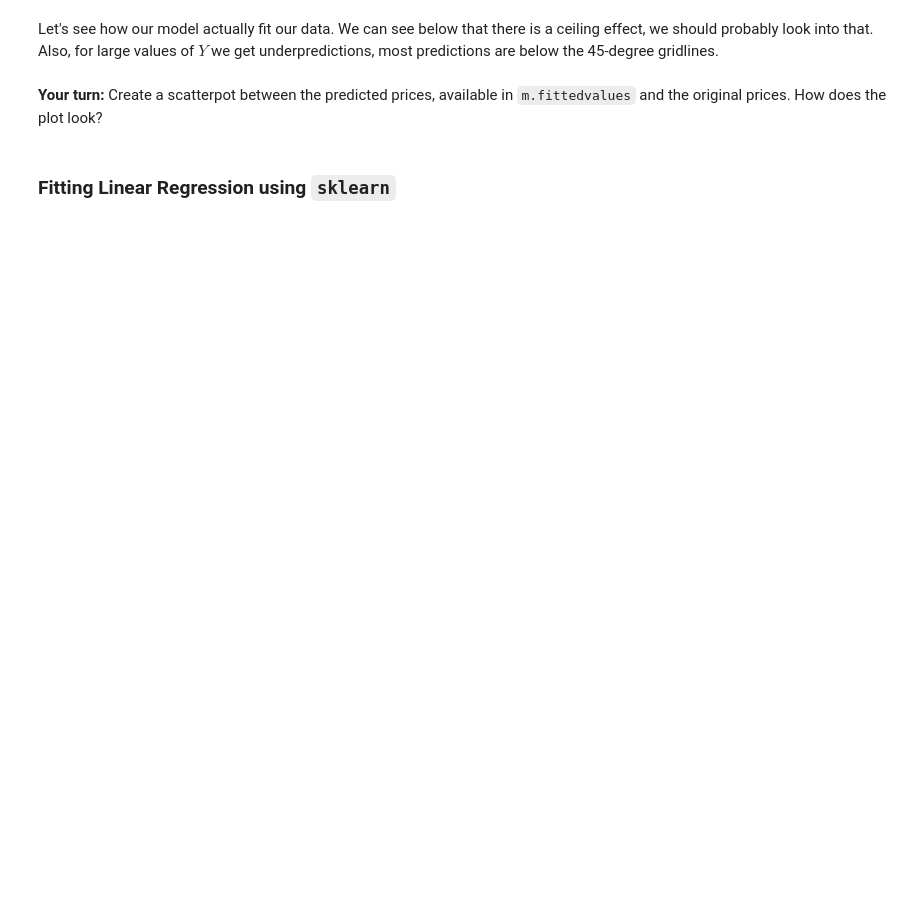
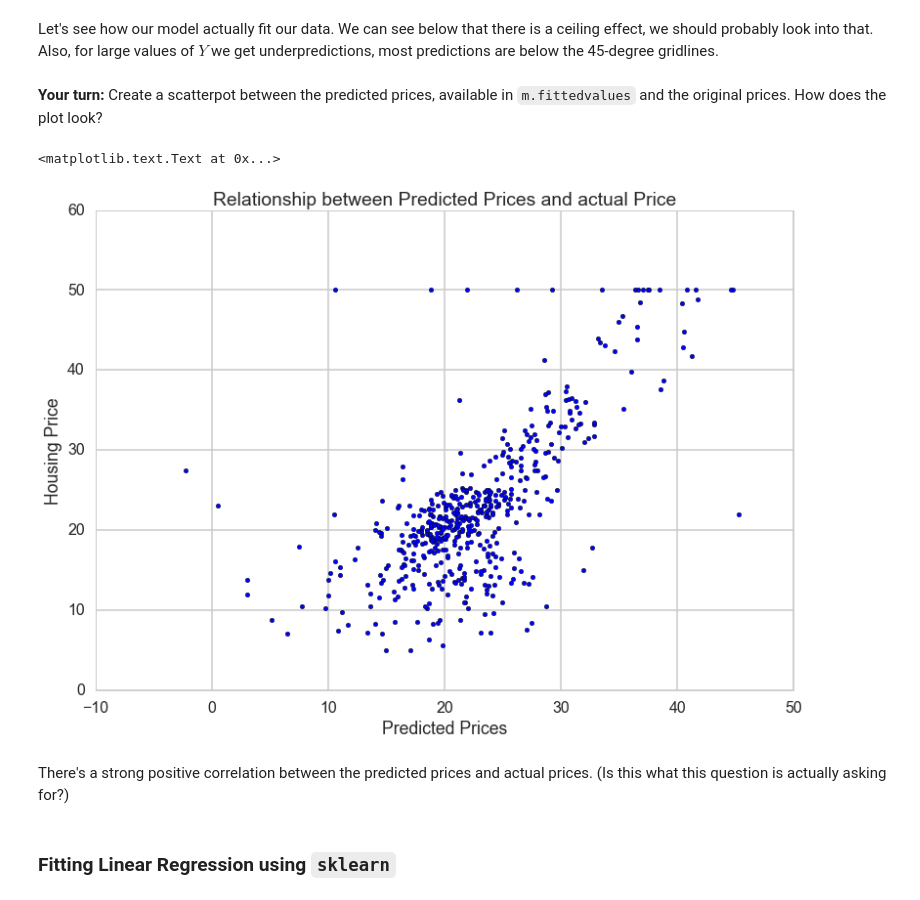
Before and after one commit to trcasey/datascience, a Jupyter notebook: linear_regression/linear_regression/Mini_Project_Linear_Regression.ipynb, the cells around one changed output. Saved outputs shown, nothing was run; the diff lists cells and outputs as text; code cells hidden in the pictures; blank space fills up the shorter version.

```diff
--- a/linear_regression/linear_regression/Mini_Project_Linear_Regression.ipynb
+++ b/linear_regression/linear_regression/Mini_Project_Linear_Regression.ipynb
@@ -403,3 +409,14 @@ Let's see how our model actually fit our data. We can see below that there is a
+# %%
+# your turn
+plt.scatter(m.fittedvalues, bos.PRICE)
+plt.xlabel("Predicted Prices")
+plt.ylabel("Housing Price")
+plt.title("Relationship between Predicted Prices and actual Price")
+# %% [output]
+<matplotlib.text.Text at 0x...>
+[figure, added]
+# %% [markdown]
+There's a strong positive correlation between the predicted prices and actual prices. (Is this what this question is actually asking for?)
 # %% [markdown]
 ### Fitting Linear Regression using `sklearn`
 # %%
```
Also changed, not shown: parts of 39 cells of this notebook.
